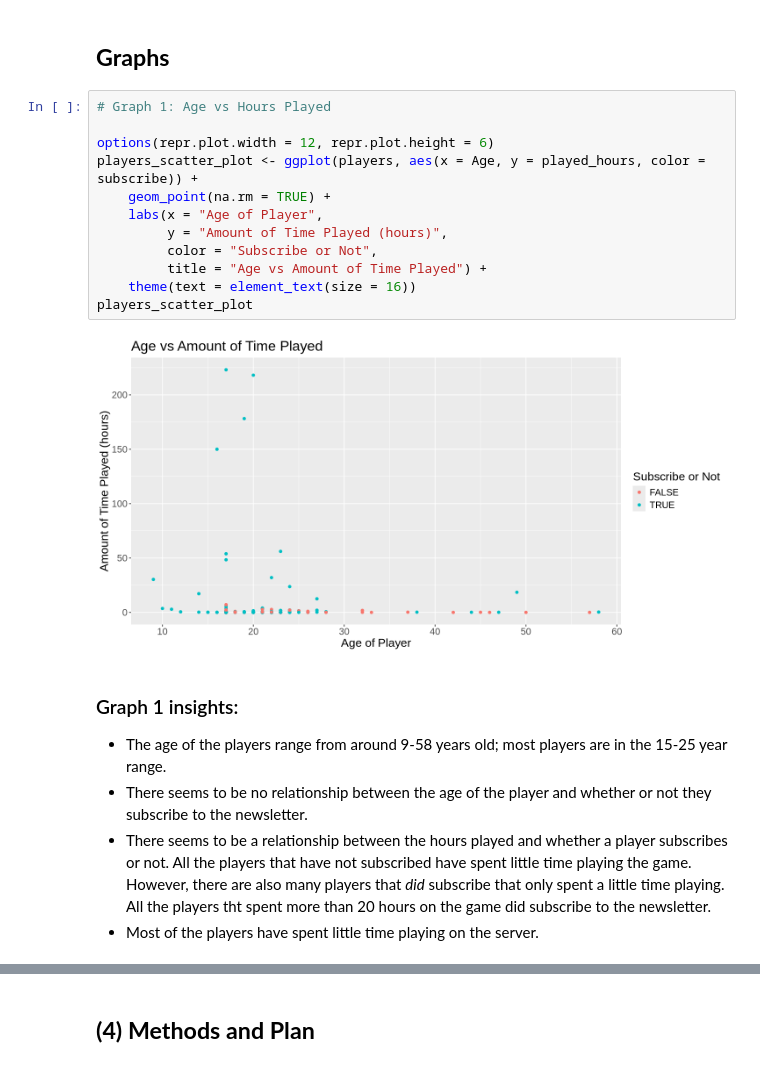
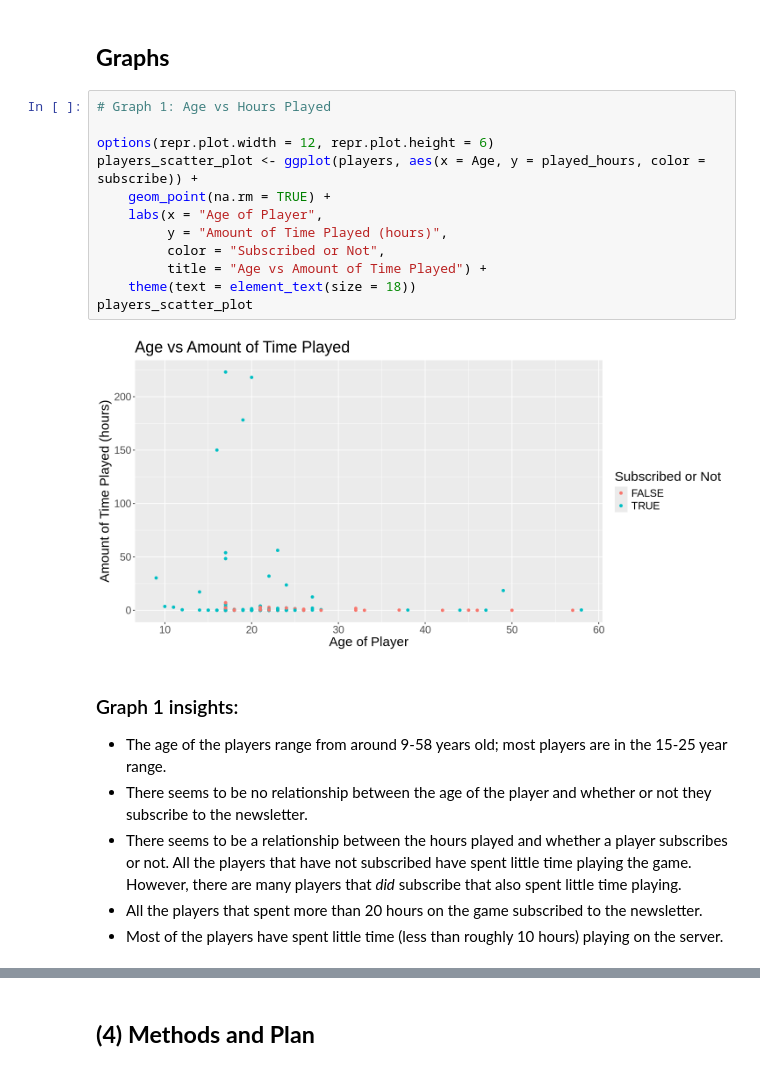
Before and after one commit to ilin27/project_planning_stage_individual, a Jupyter notebook: written_proposal_group_7.ipynb, the cells around one changed output, grey strips where cells are left out. Cells and saved outputs as stored; diff of their text form.

```diff
--- a/written_proposal_group_7.ipynb
+++ b/written_proposal_group_7.ipynb
@@ -185,24 +185,25 @@ A tibble: 1 × 2
 # %%
 # Graph 1: Age vs Hours Played
 
 options(repr.plot.width = 12, repr.plot.height = 6)
 players_scatter_plot <- ggplot(players, aes(x = Age, y = played_hours, color = subscribe)) +
     geom_point(na.rm = TRUE) +
     labs(x = "Age of Player",
          y = "Amount of Time Played (hours)",
-         color = "Subscribe or Not",
+         color = "Subscribed or Not",
          title = "Age vs Amount of Time Played") +
-    theme(text = element_text(size = 16))
+    theme(text = element_text(size = 18))
 players_scatter_plot
 # %% [output]
-[figure, old version]
+[figure, new version]
 # %% [markdown]
 ### Graph 1 insights:
 
 - The age of the players range from around 9-58 years old; most players are in the 15-25 year range.
 - There seems to be no relationship between the age of the player and whether or not they subscribe to the newsletter.
-- There seems to be a relationship between the hours played and whether a player subscribes or not. All the players that have not subscribed have spent little time playing the game. However, there are also many players that *did* subscribe that only spent a little time playing. All the players tht spent more than 20 hours on the game did subscribe to the newsletter.
-- Most of the players have spent little time playing on the server.
+- There seems to be a relationship between the hours played and whether a player subscribes or not. All the players that have not subscribed have spent little time playing the game. However, there are many players that *did* subscribe that also spent little time playing.
+- All the players that spent more than 20 hours on the game subscribed to the newsletter.
+- Most of the players have spent little time (less than roughly 10 hours) playing on the server.
 # %%
 # Graph 2: Distribution of Player Age and Subscription Proportions
 
```
Also changed, not shown: parts of 6 cells of this notebook.
